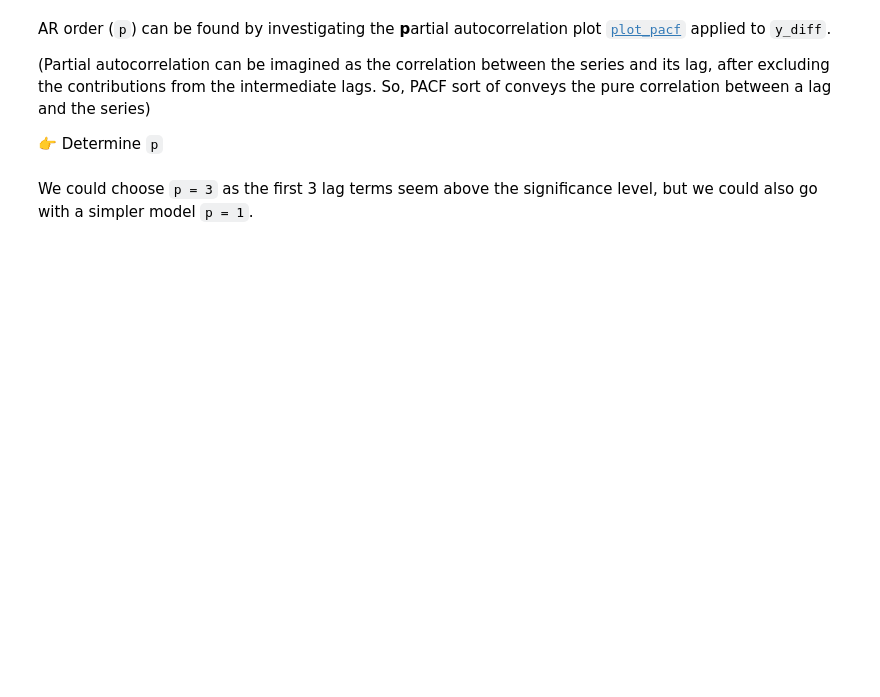
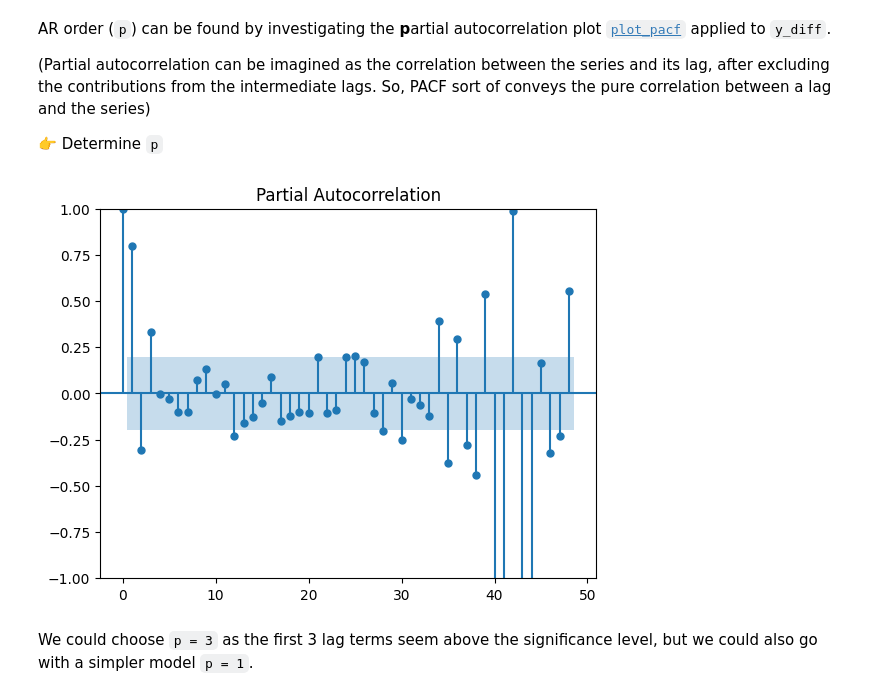
Before and after one commit to ninzyyy/lewagon, a Jupyter notebook: arima.ipynb, the cells around one changed output. Saved outputs shown, nothing was run; the diff lists cells and outputs as text; code cells hidden in the pictures; blank space fills up the shorter version.

```diff
--- a/arima.ipynb
+++ b/arima.ipynb
@@ -98,6 +173,10 @@ AR order (`p`) can be found by investigating the **p**artial autocorrelation plo
 👉 Determine `p`
 # %%
 # YOUR CODE HERE
+plot_pacf(y_diff, lags=48)
+plt.show()
+# %% [output]
+[figure, added]
 # %% [markdown]
 We could choose `p = 3` as the first 3 lag terms seem above the significance level, but we could also go with a simpler model `p = 1`.
 # %% [markdown]
```
Also changed, not shown: parts of 31 cells of this notebook.
